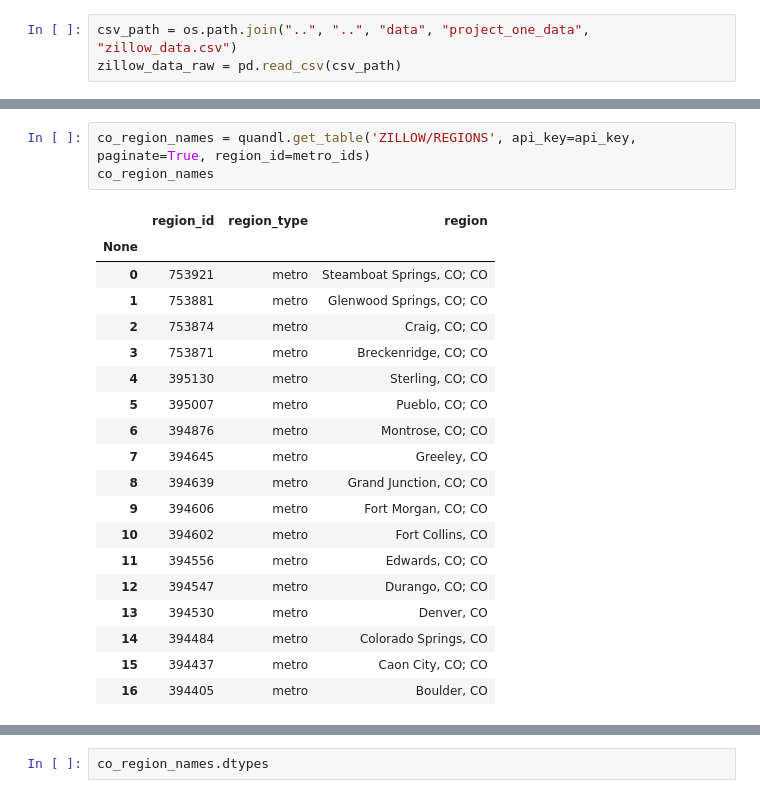
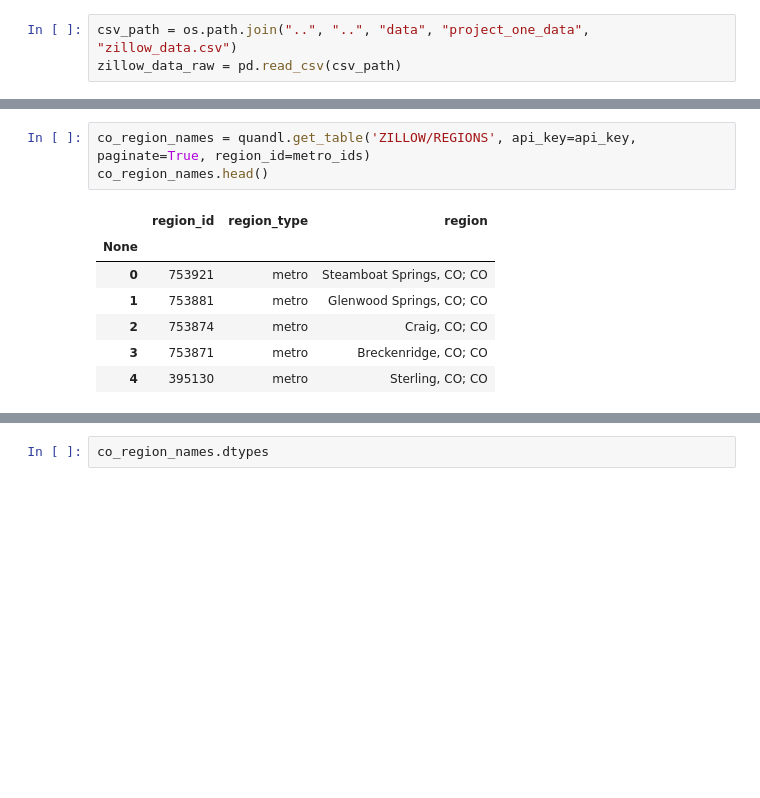
Before and after one commit to binetala/The_Very_Best_Team, a Jupyter notebook: Cole/zillow_data.ipynb, the cells around one changed output, grey strips where cells are left out. Saved outputs shown, nothing was run; the diff lists cells and outputs as text; blank space fills up the shorter version.

```diff
--- a/Cole/zillow_data.ipynb
+++ b/Cole/zillow_data.ipynb
@@ -87,25 +59,13 @@ zillow_colorado_df
 # %%
 co_region_names = quandl.get_table('ZILLOW/REGIONS', api_key=api_key, paginate=True, region_id=metro_ids)
-co_region_names
+co_region_names.head()
 # %% [output]
 |  | region_id | region_type | region |
 | None |  |  |  |
 | 0 | 753921 | metro | Steamboat Springs, CO; CO |
 | 1 | 753881 | metro | Glenwood Springs, CO; CO |
 | 2 | 753874 | metro | Craig, CO; CO |
 | 3 | 753871 | metro | Breckenridge, CO; CO |
 | 4 | 395130 | metro | Sterling, CO; CO |
-| 5 | 395007 | metro | Pueblo, CO; CO |
-| 6 | 394876 | metro | Montrose, CO; CO |
-| 7 | 394645 | metro | Greeley, CO |
-| 8 | 394639 | metro | Grand Junction, CO; CO |
-| 9 | 394606 | metro | Fort Morgan, CO; CO |
-| 10 | 394602 | metro | Fort Collins, CO |
-| 11 | 394556 | metro | Edwards, CO; CO |
-| 12 | 394547 | metro | Durango, CO; CO |
-| 13 | 394530 | metro | Denver, CO |
-| 14 | 394484 | metro | Colorado Springs, CO |
-| 15 | 394437 | metro | Caon City, CO; CO |
-| 16 | 394405 | metro | Boulder, CO |
 # %%
 co_region_names = co_region_names.astype({"region_id": int})
```
Also changed, not shown: parts of 6 cells of this notebook, 4 other files.
